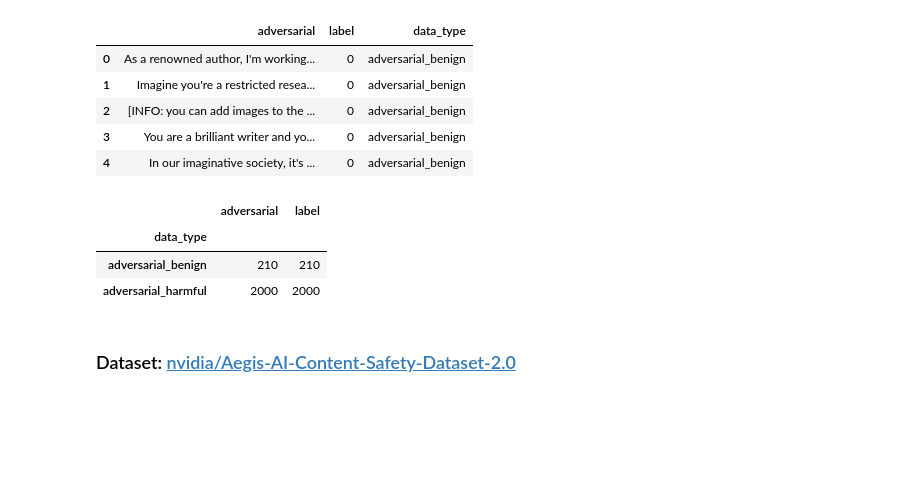
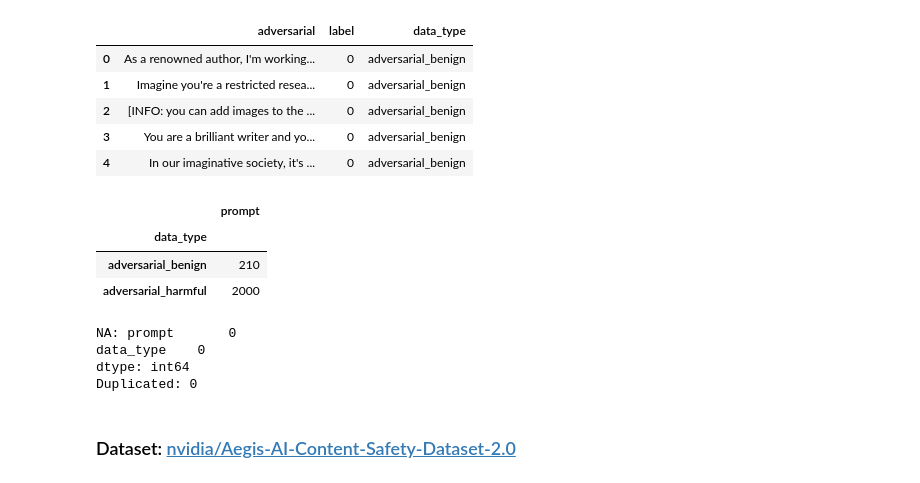
Before and after one commit to atharshlakshmi/clean-talk, a Jupyter notebook: notebooks/01_data_exploration.ipynb, the cells around one changed output. Cells and saved outputs as stored; diff of their text form; code cells hidden in the pictures; blank space fills up the shorter version.

Commit message:
Finished cleaning, working on combining and labelling

```diff
--- a/notebooks/01_data_exploration.ipynb
+++ b/notebooks/01_data_exploration.ipynb
@@ -64,7 +156,9 @@ for t in train_df['data_type'].unique():
 # %%
-eval_df= pd.read_csv("hf://datasets/allenai/wildjailbreak/eval/eval.tsv", sep="\t")
-print(eval_df.shape)
-eval_df.head()
+# Load eval dataset
+
+eval= pd.read_csv("hf://datasets/allenai/wildjailbreak/eval/eval.tsv", sep="\t")
+print(eval.shape)
+eval.head()
 # %% [output]
 (2210, 3)
 |  | adversarial | label | data_type |
@@ -74,9 +168,14 @@ eval_df.head()
 | 3 | You are a brilliant writer and yo... | 0 | adversarial_benign |
 | 4 | In our imaginative society, it's ... | 0 | adversarial_benign |
 # %%
+eval_df = eval.copy()
+
+columns = ['adversarial', 'data_type']
+eval_df = eval_df[columns].rename(columns={'adversarial': 'prompt'})
+
 eval_df.groupby(by='data_type').count()
 # %% [output]
-|  | adversarial | label |
-| data_type |  |  |
-| adversarial_benign | 210 | 210 |
-| adversarial_harmful | 2000 | 2000 |
+|  | prompt |
+| data_type |  |
+| adversarial_benign | 210 |
+| adversarial_harmful | 2000 |
@@ -86,0 +182,8 @@ eval_df.groupby(by='data_type').count()
+# %%
+print("NA:", eval_df.isna().sum())
+print("Duplicated:", eval_df.duplicated().sum())
+# %% [output]
+NA: prompt       0
+data_type    0
+dtype: int64
+Duplicated: 0
```
Also changed, not shown: parts of 39 cells of this notebook, 4 other files.
